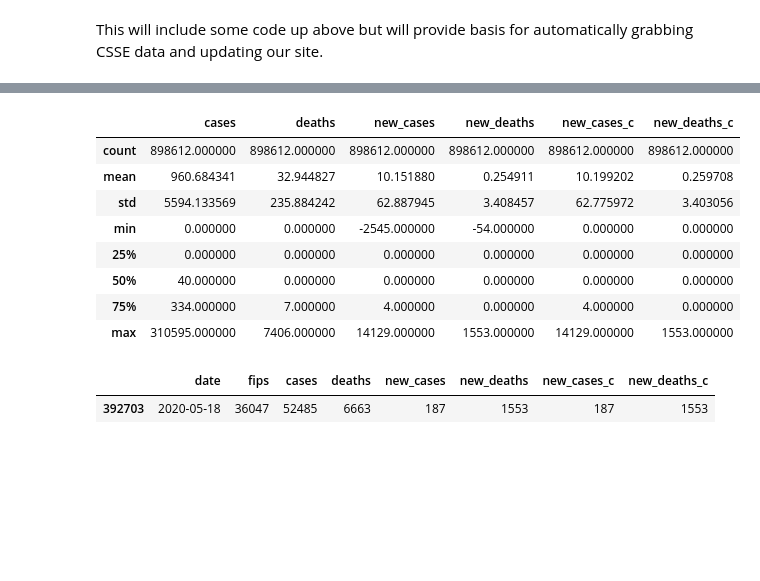
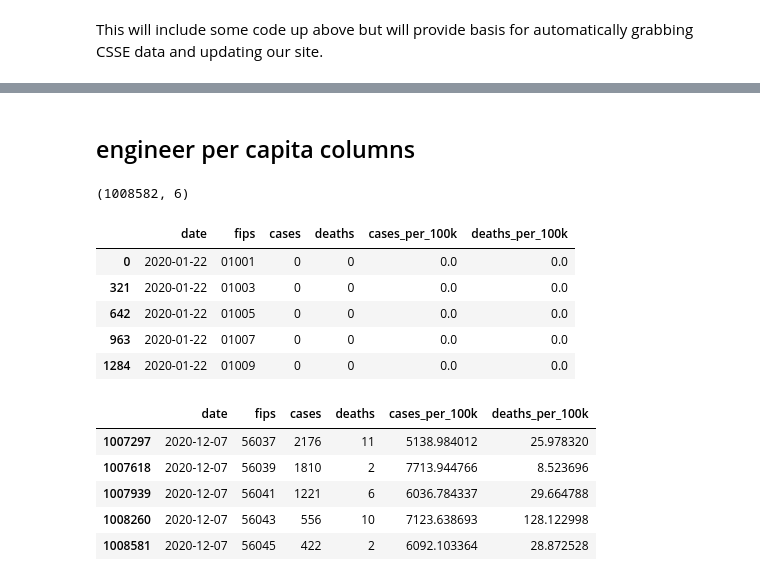
Before and after one commit to jydiw/covid-19-data, a Jupyter notebook: notebooks/1_census-and-csse-preprocessing.ipynb, the cells around one changed output, grey strips where cells are left out. Saved outputs shown, nothing was run; the diff lists cells and outputs as text; code cells hidden in the pictures; blank space fills up the shorter version.

```diff
--- a/notebooks/1_census-and-csse-preprocessing.ipynb
+++ b/notebooks/1_census-and-csse-preprocessing.ipynb
@@ -720,8 +764,8 @@ info_df.head()
 
 >Note: New York Times data has a few caveats, including treating New York City, Kansas City, and Joplin as single entities rather than including them in their respective counties. Read their [README](https://github.com/nytimes/covid-19-data/blob/master/README.md) for more information.
 # %%
-with open('../data/processed/info_df.p', 'rb') as f:
-  info_df = pickle.load(f)
+# with open('../data/processed/info_df.p', 'rb') as f:
+#   info_df = pickle.load(f)
 
 info_df.head()
 # %% [output]
@@ -735,10 +779,13 @@ info_df.head()
 # %%
+with urlopen('https://raw.githubusercontent.com/CSSEGISandData/COVID-19/master/csse_covid_19_data/csse_covid_19_time_series/time_series_covid19_confirmed_US.csv') as response:
+  csse_cases = pd.read_csv(response, dtype={'UID': str})
+
 csse_cases.columns = csse_cases.columns.str.lower()
 csse_cases = csse_cases.drop(columns=['iso2', 'iso3', 'code3', 'fips', 'admin2', 'province_state', 'country_region', 'combined_key'])
 csse_cases = csse_cases.rename(
   columns={
-    'uid': 'fips',
-    'long_': 'lon'
+  'uid': 'fips',
+  'long_': 'lon'
   }
 )
 csse_cases['fips'] = csse_cases['fips'].apply(lambda x: x[-5:])
@@ -796,8 +835,8 @@ fips = set(info_df['fips'])
 def preprocess_csse(df, name):
   df.columns = df.columns.str.lower()
   columns_to_drop = ['lat', 'long_', 'iso2', 'iso3', 'code3', 'fips',
-                     'admin2', 'province_state', 'country_region',
-                     'combined_key']
+           'admin2', 'province_state', 'country_region',
+           'combined_key']
   if 'population' in df.columns.tolist():
     columns_to_drop.append('population')
   df = df.drop(columns=columns_to_drop)
@@ -818,18 +857,18 @@ def make_csse_df():
   cases = preprocess_csse(cases, 'cases')
   deaths = preprocess_csse(deaths, 'deaths')
 
-  df = pd.concat([cases, deaths], axis=1)       # merge along multi-index
+  df = pd.concat([cases, deaths], axis=1)     # merge along multi-index
 
-  df.index = df.index.set_levels(               # change date to pd.datetime
+  df.index = df.index.set_levels(         # change date to pd.datetime
     [pd.to_datetime(df.index.levels[0]),
-     df.index.levels[1]]
-  )
+    df.index.levels[1]]
+    )
 
   df = df.reset_index().rename(columns={'level_0': 'date'})
   df = df[df['fips'].isin(fips)]
 
-  df[['new_cases', 'new_deaths']] = df[['cases', 'deaths']] - df.groupby(by='fips')[['cases', 'deaths']].shift()
-  df[['new_cases_c', 'new_deaths_c']] = df[['new_cases', 'new_deaths']].clip(lower=0)
+  # df[['new_cases', 'new_deaths']] = df[['cases', 'deaths']] - df.groupby(by='fips')[['cases', 'deaths']].shift()
+  # df[['new_cases_c', 'new_deaths_c']] = df[['new_cases', 'new_deaths']].clip(lower=0)
   df = df.fillna(0)
   num_cols = df.select_dtypes(include='number').columns
   df[num_cols] = df[num_cols].astype(int)
@@ -846,17 +894,33 @@ Index(['cases', 'deaths', 'new_cases', 'new_deaths', 'new_cases_c',
+# %% [markdown]
+## engineer per capita columns
+# %%
+csse_df = csse_df.merge(
+    info_df[['fips', 'tot_pop']],
+    on='fips',
+    suffixes=('_x','')
+)
+
+# df_all = df_all.drop(['county_x', 'state_x'], axis=1)
+csse_df[['cases_per_100k', 'deaths_per_100k']] = csse_df[['cases', 'deaths']].div(csse_df['tot_pop'], axis=0) * 100_000
+csse_df = csse_df.drop(columns=['tot_pop'])
+csse_df = csse_df.sort_values(by=['date', 'fips'])
+
+print(csse_df.shape)
+csse_df.head()
+# %% [output]
+(1008582, 6)
+|  | date | fips | cases | deaths | cases_per_100k | deaths_per_100k |
+| 0 | 2020-01-22 | 01001 | 0 | 0 | 0.0 | 0.0 |
+| 321 | 2020-01-22 | 01003 | 0 | 0 | 0.0 | 0.0 |
+| 642 | 2020-01-22 | 01005 | 0 | 0 | 0.0 | 0.0 |
+| 963 | 2020-01-22 | 01007 | 0 | 0 | 0.0 | 0.0 |
+| 1284 | 2020-01-22 | 01009 | 0 | 0 | 0.0 | 0.0 |
 # %%
-csse_df.describe()
+csse_df.tail()
 # %% [output]
-|  | cases | deaths | new_cases | new_deaths | new_cases_c | new_deaths_c |
-| count | 898612.000000 | 898612.000000 | 898612.000000 | 898612.000000 | 898612.000000 | 898612.000000 |
-| mean | 960.684341 | 32.944827 | 10.151880 | 0.254911 | 10.199202 | 0.259708 |
-| std | 5594.133569 | 235.884242 | 62.887945 | 3.408457 | 62.775972 | 3.403056 |
-| min | 0.000000 | 0.000000 | -2545.000000 | -54.000000 | 0.000000 | 0.000000 |
-| 25% | 0.000000 | 0.000000 | 0.000000 | 0.000000 | 0.000000 | 0.000000 |
-| 50% | 40.000000 | 0.000000 | 0.000000 | 0.000000 | 0.000000 | 0.000000 |
-| 75% | 334.000000 | 7.000000 | 4.000000 | 0.000000 | 4.000000 | 0.000000 |
-| max | 310595.000000 | 7406.000000 | 14129.000000 | 1553.000000 | 14129.000000 | 1553.000000 |
+|  | date | fips | cases | deaths | cases_per_100k | deaths_per_100k |
+| 1007297 | 2020-12-07 | 56037 | 2176 | 11 | 5138.984012 | 25.978320 |
+| 1007618 | 2020-12-07 | 56039 | 1810 | 2 | 7713.944766 | 8.523696 |
+| 1007939 | 2020-12-07 | 56041 | 1221 | 6 | 6036.784337 | 29.664788 |
+| 1008260 | 2020-12-07 | 56043 | 556 | 10 | 7123.638693 | 128.122998 |
+| 1008581 | 2020-12-07 | 56045 | 422 | 2 | 6092.103364 | 28.872528 |
-# %%
-csse_df[csse_df['new_deaths'] == 1553]
-# %% [output]
-|  | date | fips | cases | deaths | new_cases | new_deaths | new_cases_c | new_deaths_c |
-| 392703 | 2020-05-18 | 36047 | 52485 | 6663 | 187 | 1553 | 187 | 1553 |
```
Also changed, not shown: parts of 53 cells of this notebook, 23 other files.
